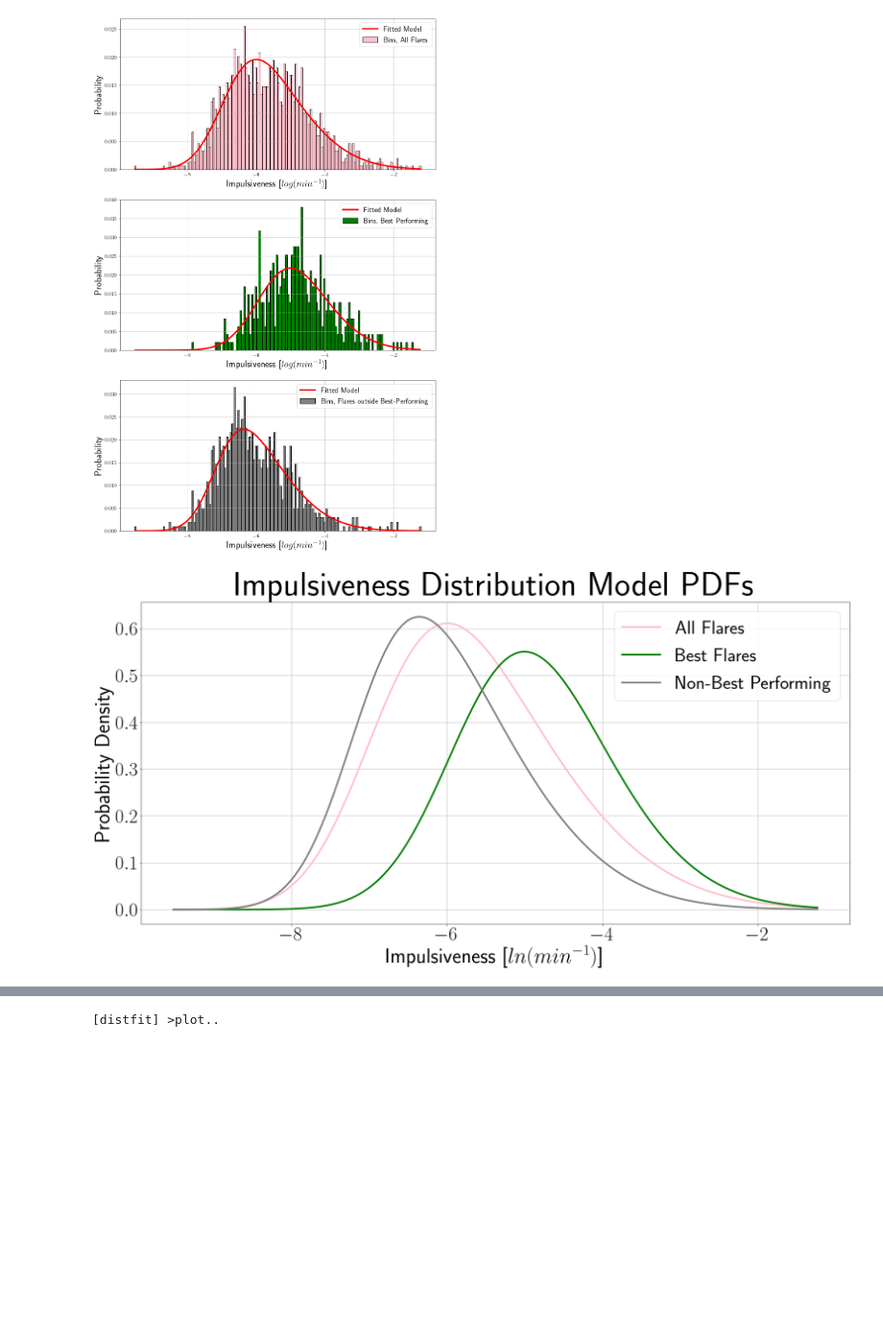
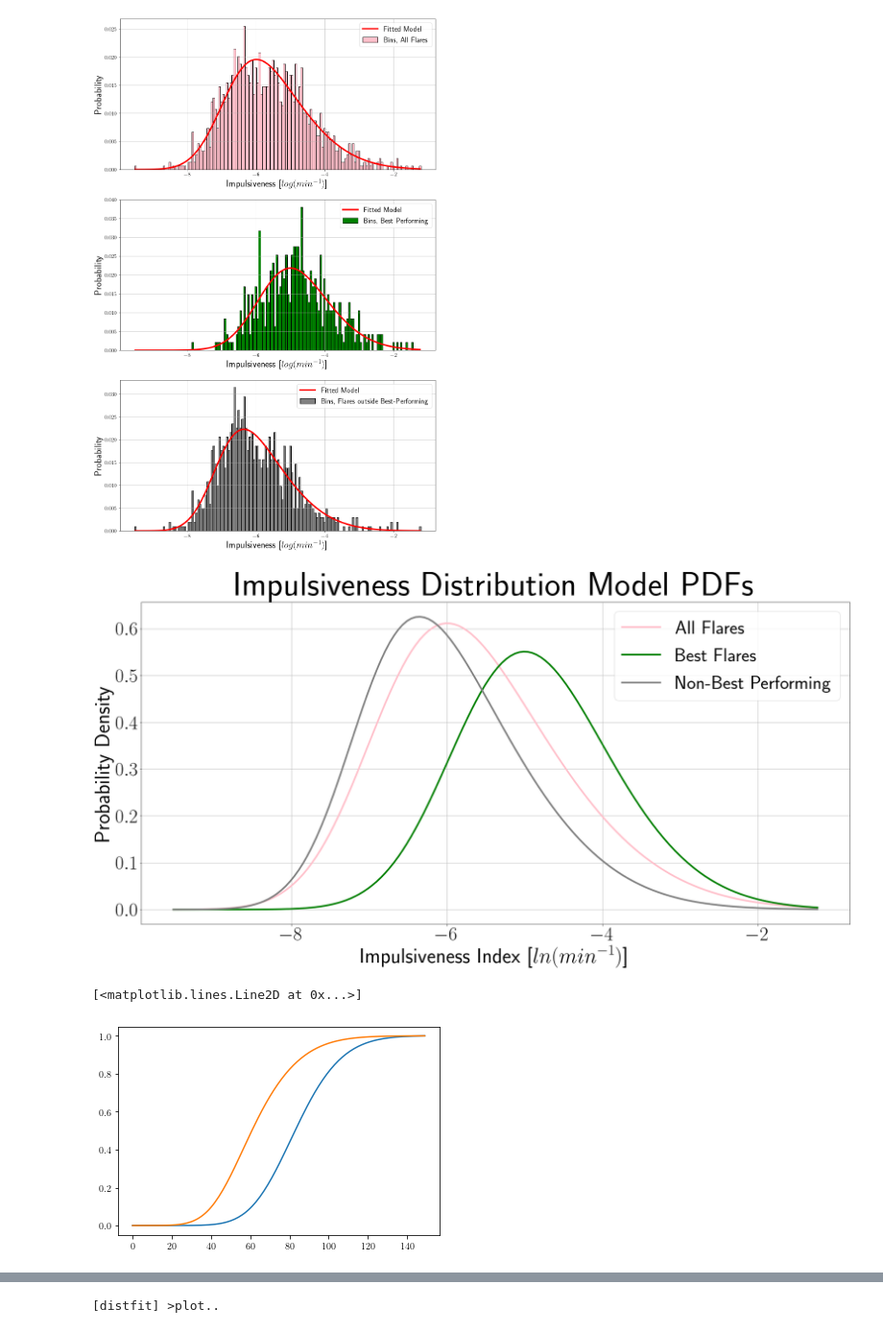
Before and after one commit to coletamburri2112/imp_dev, a Jupyter notebook: fit_imp_distribution_relative.ipynb, the cells around one changed output, grey strips where cells are left out. Shown: that part at 96% size. Cells and saved outputs as stored; diff of their text form; code cells hidden in the pictures; blank space fills up the shorter version.

```diff
--- a/fit_imp_distribution_relative.ipynb
+++ b/fit_imp_distribution_relative.ipynb
@@ -375,10 +375,25 @@ ax.plot(edges[0:-1],(skewedgauss),label='All Flares',color='pink',linewidth=4)
 ax.plot(edges[0:-1],(skewedgauss2),label='Best Flares',color='green',linewidth=4)
 ax.plot(edges[0:-1],(skewedgauss3),label='Non-Best Performing',color='grey',linewidth=4)
 ax.legend(fontsize=45)
-ax.set_xlabel(r'Impulsiveness [$ln(min^{-1})$]',fontsize=50)
+ax.set_xlabel(r'Impulsiveness Index [$ln(min^{-1})$]',fontsize=50)
 ax.set_ylabel('Probability Density',fontsize=50)
 ax.set_title('Impulsiveness Distribution Model PDFs',fontsize=80)
 ax.tick_params(labelsize=45)
 ax.grid()
 # %% [output]
-[figure, old version]
+[figure, new version]
+# %%
+bestcdf_mod = [skewedgauss2[0]/sum(skewedgauss2)]
+notbestcdf_mod = [skewedgauss3[0]/sum(skewedgauss3)]
+
+for i in range(len(bestpdf)-1):
+    ind = int(i)
+    bestcdf_mod.append(bestcdf_mod[i]+skewedgauss2[i+1]/sum(skewedgauss2))
+    notbestcdf_mod.append(notbestcdf_mod[i]+skewedgauss3[i+1]/sum(skewedgauss3))
+# %%
+fig,ax = plt.subplots()
+ax.plot(bestcdf_mod)
+ax.plot(notbestcdf_mod)
+# %% [output]
+[<matplotlib.lines.Line2D at 0x...>]
+[figure, added]
```
Also changed, not shown: parts of 19 cells of this notebook.
